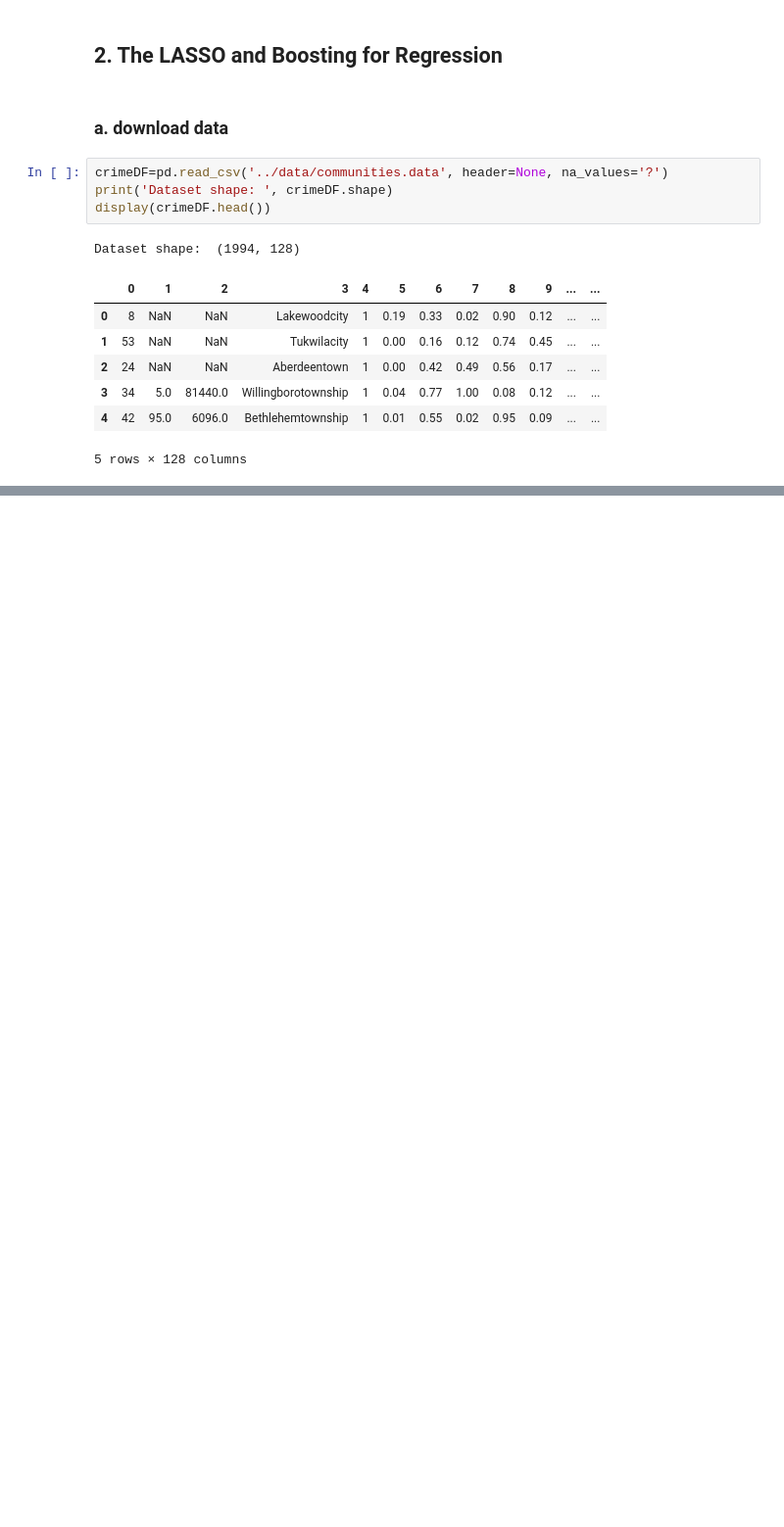
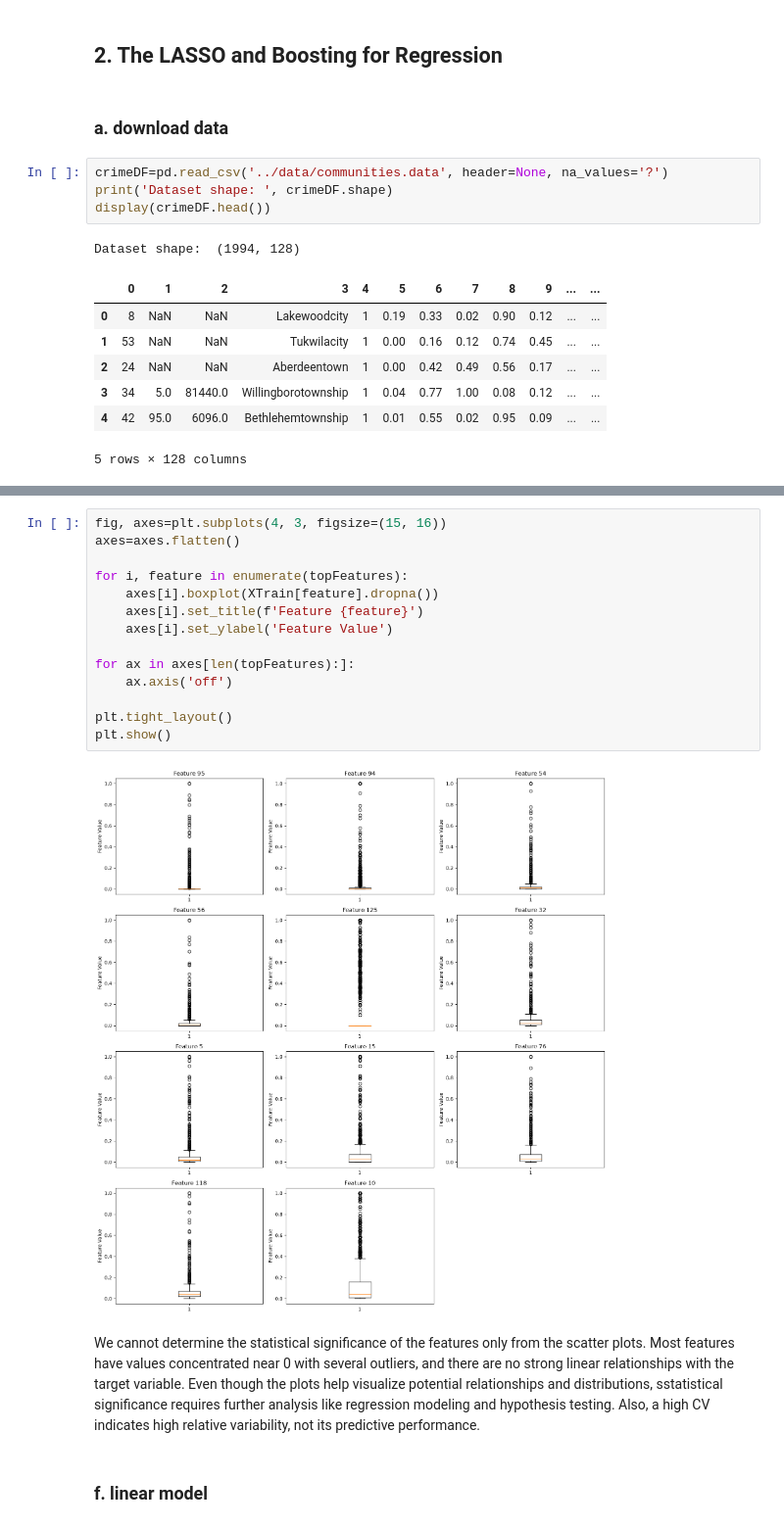
Before and after one commit to yjli27/DSCI552-HW5, a Jupyter notebook: notebook/Li_Yi-Ning_HW5.ipynb, the cells around one changed output, grey strips where cells are left out. Shown at 98% size. Drawn from its saved outputs; the diff is of its cells as text; blank space fills up the shorter version.

```diff
--- a/notebook/Li_Yi-Ning_HW5.ipynb
+++ b/notebook/Li_Yi-Ning_HW5.ipynb
@@ -185,0 +346,20 @@ Testing shape:  (499, 128)
+# %%
+fig, axes=plt.subplots(4, 3, figsize=(15, 16))
+axes=axes.flatten()
+
+for i, feature in enumerate(topFeatures):
+    axes[i].boxplot(XTrain[feature].dropna())
+    axes[i].set_title(f'Feature {feature}')
+    axes[i].set_ylabel('Feature Value')
+
+for ax in axes[len(topFeatures):]:
+    ax.axis('off')
+
+plt.tight_layout()
+plt.show()
+# %% [output]
+[figure, added]
+# %% [markdown]
+We cannot determine the statistical significance of the features only from the scatter plots. Most features have values concentrated near 0 with several outliers, and there are no strong linear relationships with the target variable. Even though the plots help visualize potential relationships and distributions, sstatistical significance requires further analysis like regression modeling and hypothesis testing. Also, a high CV indicates high relative variability, not its predictive performance.
+# %% [markdown]
+### f. linear model
```
Also changed, not shown: parts of 25 cells of this notebook.
